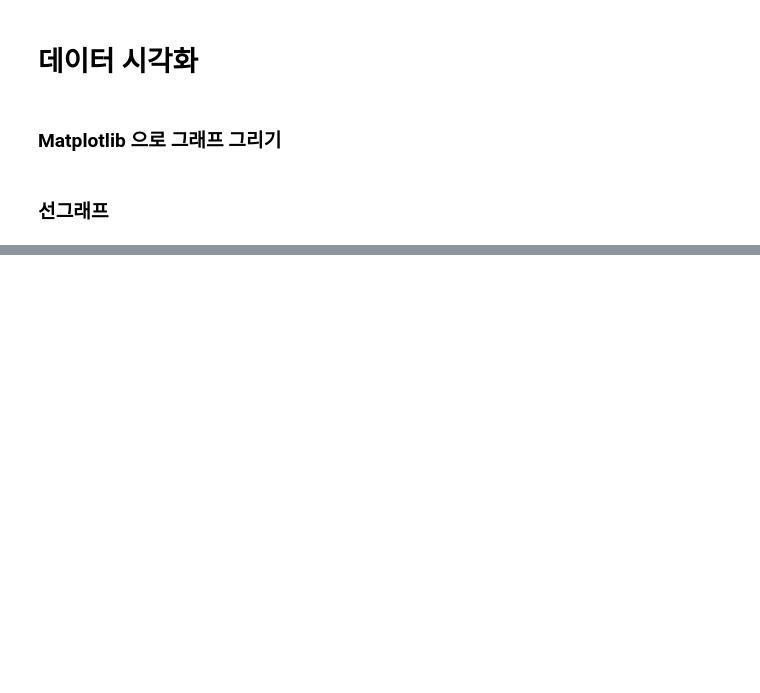
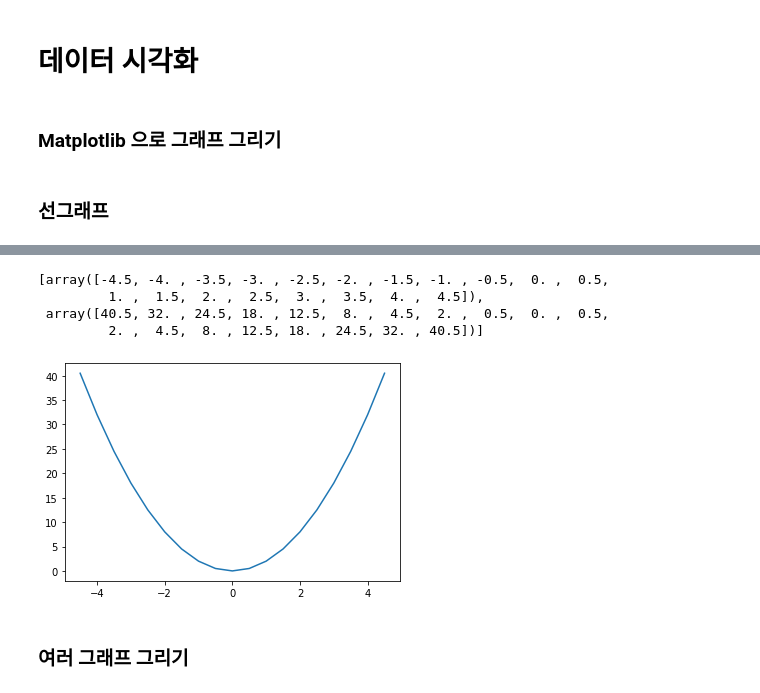
Before and after one commit to janggunhee/DS-stusy, a Jupyter notebook: PANDAS/Matplotlib Basic 1.ipynb, the cells around one changed output, grey strips where cells are left out. Cells and saved outputs as stored; diff of their text form; code cells hidden in the pictures; blank space fills up the shorter version.

```diff
--- a/PANDAS/Matplotlib Basic 1.ipynb
+++ b/PANDAS/Matplotlib Basic 1.ipynb
@@ -25,0 +38,17 @@ ImportError: Failed to import any qt binding
+# %%
+x = np.arange(-4.5, 5, 0.5)  # 배열 x 생성, 범위: [4.5, 5], 0.5씩 증가
+y = 2* x**2                  # 수식을 이용해 배열 x에 대응하는 배열 y 생성
+
+[x, y]
+# %% [output]
+[array([-4.5, -4. , -3.5, -3. , -2.5, -2. , -1.5, -1. , -0.5,  0. ,  0.5,
+         1. ,  1.5,  2. ,  2.5,  3. ,  3.5,  4. ,  4.5]),
+ array([40.5, 32. , 24.5, 18. , 12.5,  8. ,  4.5,  2. ,  0.5,  0. ,  0.5,
+         2. ,  4.5,  8. , 12.5, 18. , 24.5, 32. , 40.5])]
+# %%
+plt.plot(x, y)
+plt.show()
+# %% [output]
+[figure, added]
+# %% [markdown]
+### 여러 그래프 그리기
```
Also changed, not shown: parts of 53 cells of this notebook, 1 other file.
